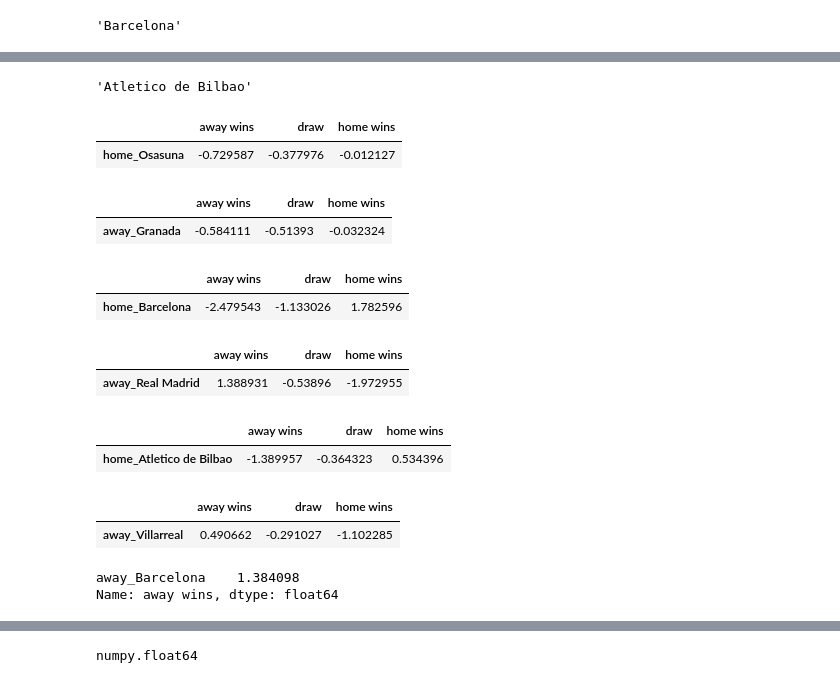
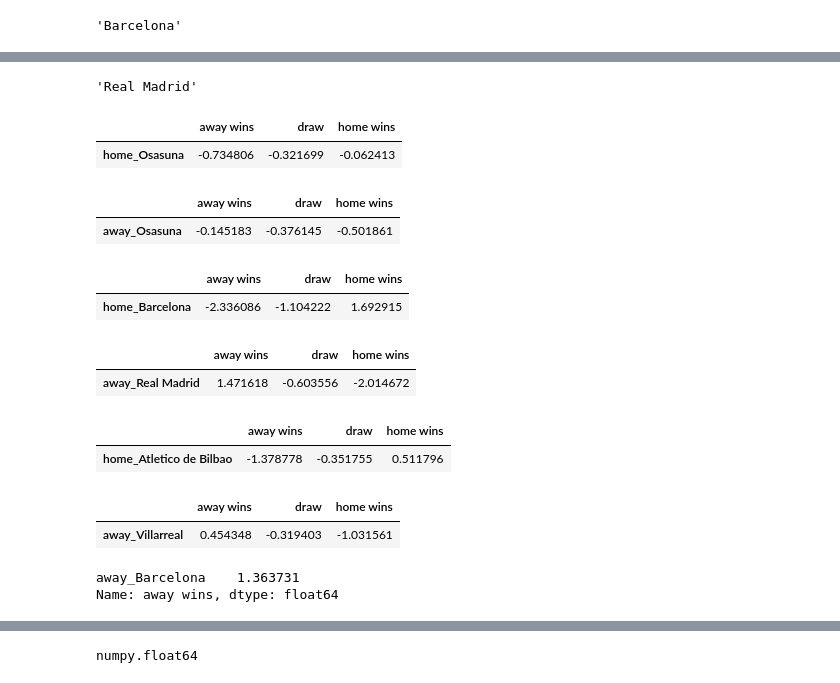
Before and after one commit to tonirodriguez/octopy, a Jupyter notebook: octopy/Liga.ipynb, the cells around one changed output, grey strips where cells are left out. Drawn from its saved outputs; the diff is of its cells as text; code cells hidden in the pictures.

```diff
--- a/octopy/Liga.ipynb
+++ b/octopy/Liga.ipynb
@@ -75,11 +75,11 @@ partidos = partidos.sort_values(by='fecha')
 part_test = partidos[partidos['division'] == 1]
 
 # Test Set
-part_test = part_test[part_test['fecha'] >= date(2021, 10, 21)]
+part_test = part_test[part_test['fecha'] >= date(2021, 12, 10)]
 
 # Train Set
 partidos = partidos[partidos['fecha'] > date(2016, 8, 1)]
-partidos = partidos[partidos['fecha'] < date(2021, 10, 21)]
+partidos = partidos[partidos['fecha'] < date(2021, 12, 10)]
 
 partidos_original = partidos
 # %%
@@ -184,43 +184,43 @@ model.predict_proba('Barcelona', 'Real Madrid')
 # %%
-model.predict_winner('Atletico de Bilbao', 'Villarreal', )
+model.predict_winner('Real Madrid', 'Atletico de Madrid', )
 # %% [output]
-'Atletico de Bilbao'
+'Real Madrid'
 # %%
 coefs = model.get_coef()
 # %%
 coefs.loc['home_Osasuna']
 # %% [output]
 |  | away wins | draw | home wins |
-| home_Osasuna | -0.729587 | -0.377976 | -0.012127 |
+| home_Osasuna | -0.734806 | -0.321699 | -0.062413 |
 # %%
-coefs.loc['away_Granada']
+coefs.loc['away_Osasuna']
 # %% [output]
 |  | away wins | draw | home wins |
-| away_Granada | -0.584111 | -0.51393 | -0.032324 |
+| away_Osasuna | -0.145183 | -0.376145 | -0.501861 |
 # %%
 coefs.loc['home_Barcelona']
 # %% [output]
 |  | away wins | draw | home wins |
-| home_Barcelona | -2.479543 | -1.133026 | 1.782596 |
+| home_Barcelona | -2.336086 | -1.104222 | 1.692915 |
 # %%
 coefs.loc['away_Real Madrid']
 # %% [output]
 |  | away wins | draw | home wins |
-| away_Real Madrid | 1.388931 | -0.53896 | -1.972955 |
+| away_Real Madrid | 1.471618 | -0.603556 | -2.014672 |
 # %%
 coefs.loc['home_Atletico de Bilbao']
 # %% [output]
 |  | away wins | draw | home wins |
-| home_Atletico de Bilbao | -1.389957 | -0.364323 | 0.534396 |
+| home_Atletico de Bilbao | -1.378778 | -0.351755 | 0.511796 |
 # %%
 coefs.loc['away_Villarreal']
 # %% [output]
 |  | away wins | draw | home wins |
-| away_Villarreal | 0.490662 | -0.291027 | -1.102285 |
+| away_Villarreal | 0.454348 | -0.319403 | -1.031561 |
 # %%
 coefs.loc['away_Barcelona']['away wins']
 # %% [output]
-away_Barcelona    1.384098
+away_Barcelona    1.363731
 Name: away wins, dtype: float64
 # %%
 print(coefs.loc['away_Barcelona']['away wins'][0])
```
Also changed, not shown: parts of 9 cells of this notebook, 7 other files.
